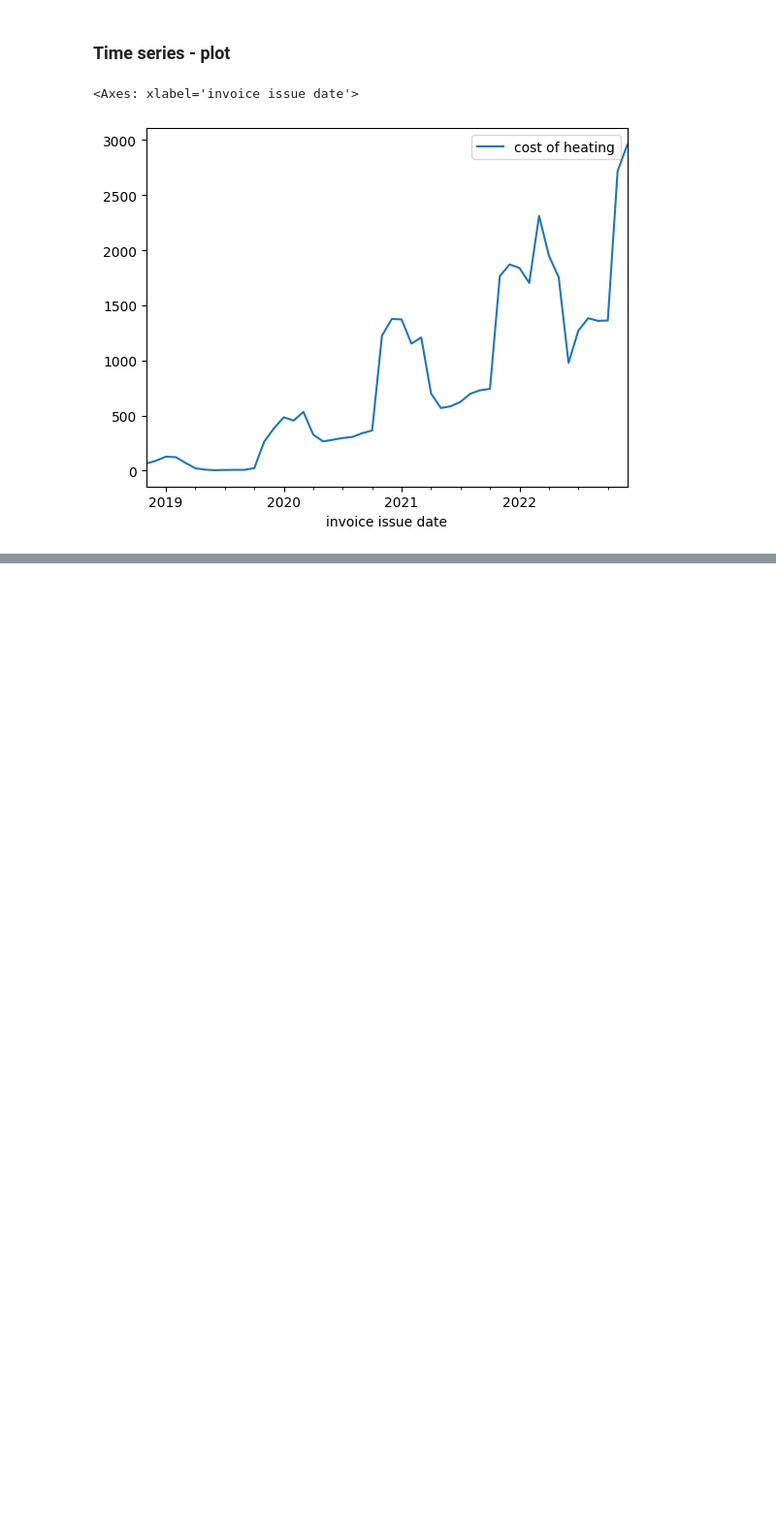
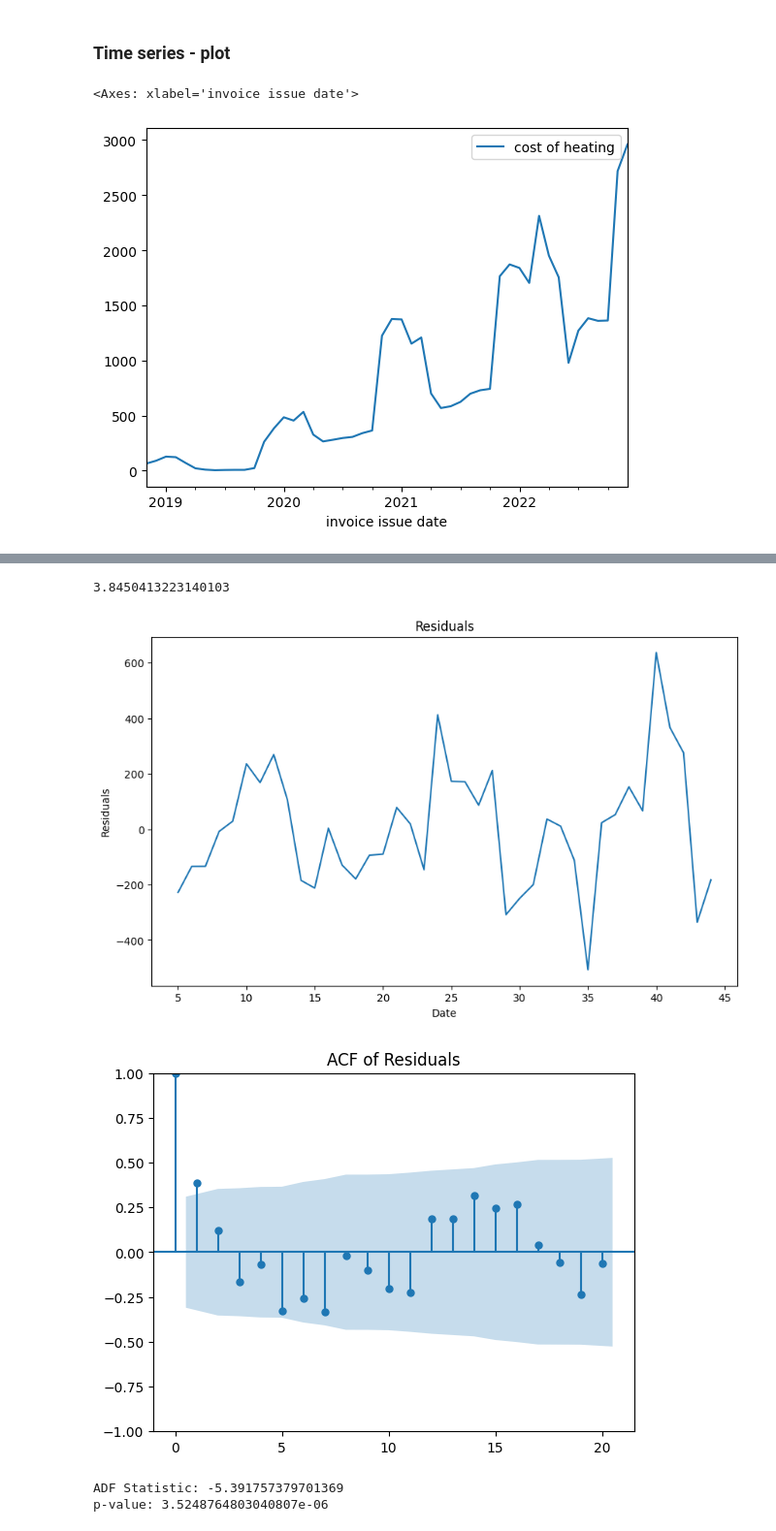
Before and after one commit to MKastek/time-series-notes, a Jupyter notebook: cost_of_heating_time_series.ipynb, the cells around one changed output, grey strips where cells are left out. Shown at 97% size. Cells and saved outputs as stored; diff of their text form; code cells hidden in the pictures; blank space fills up the shorter version.

```diff
--- a/cost_of_heating_time_series.ipynb
+++ b/cost_of_heating_time_series.ipynb
@@ -197,0 +154,36 @@ plt.show()
+# %%
+np.mean(result.resid.dropna())
+# %% [output]
+3.8450413223140103
+# %%
+residuals = result.resid.dropna()
+# 1. Plot the residuals
+plt.figure(figsize=(10, 6))
+plt.plot(residuals)
+plt.title('Residuals')
+plt.xlabel('Date')
+plt.ylabel('Residuals')
+plt.show()
+
+# 2. Plot ACF of residuals (AutoCorrelation Function)
+plot_acf(residuals.dropna(), lags=20)
+plt.title('ACF of Residuals')
+plt.show()
+
+# 3. Perform Augmented Dickey-Fuller test to check for stationarity
+adf_result = adfuller(residuals.dropna())
+print(f'ADF Statistic: {adf_result[0]}')
+print(f'p-value: {adf_result[1]}')
+
+# 4. Check for normality of residuals (optional)
+plt.figure(figsize=(8, 6))
+plt.hist(residuals.dropna(), bins=20, edgecolor='black')
+plt.title('Histogram of Residuals')
+plt.xlabel('Residuals')
+plt.ylabel('Frequency')
+plt.show()
+# %% [output]
+[figure, added]
+[figure, added]
+ADF Statistic: -5.391757379701369
+p-value: 3.5248764803040807e-06
```
Also changed, not shown: parts of 13 cells of this notebook.
